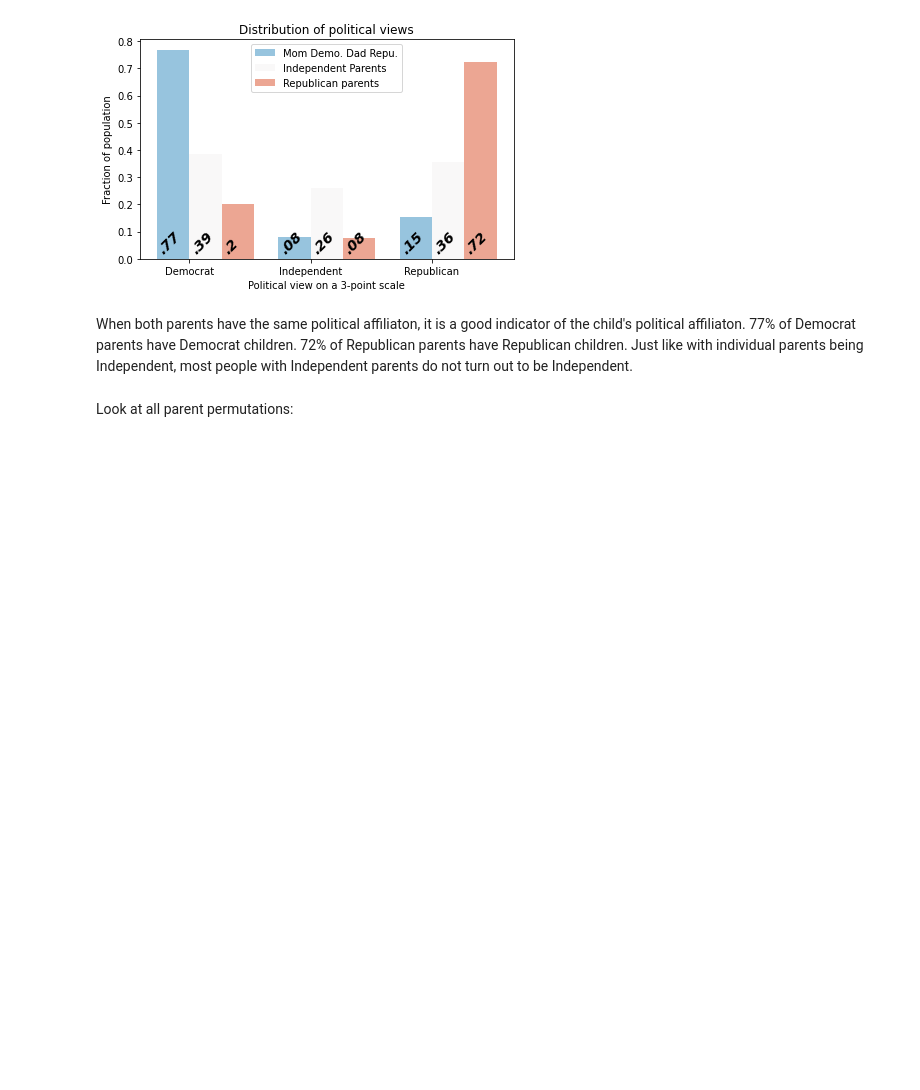
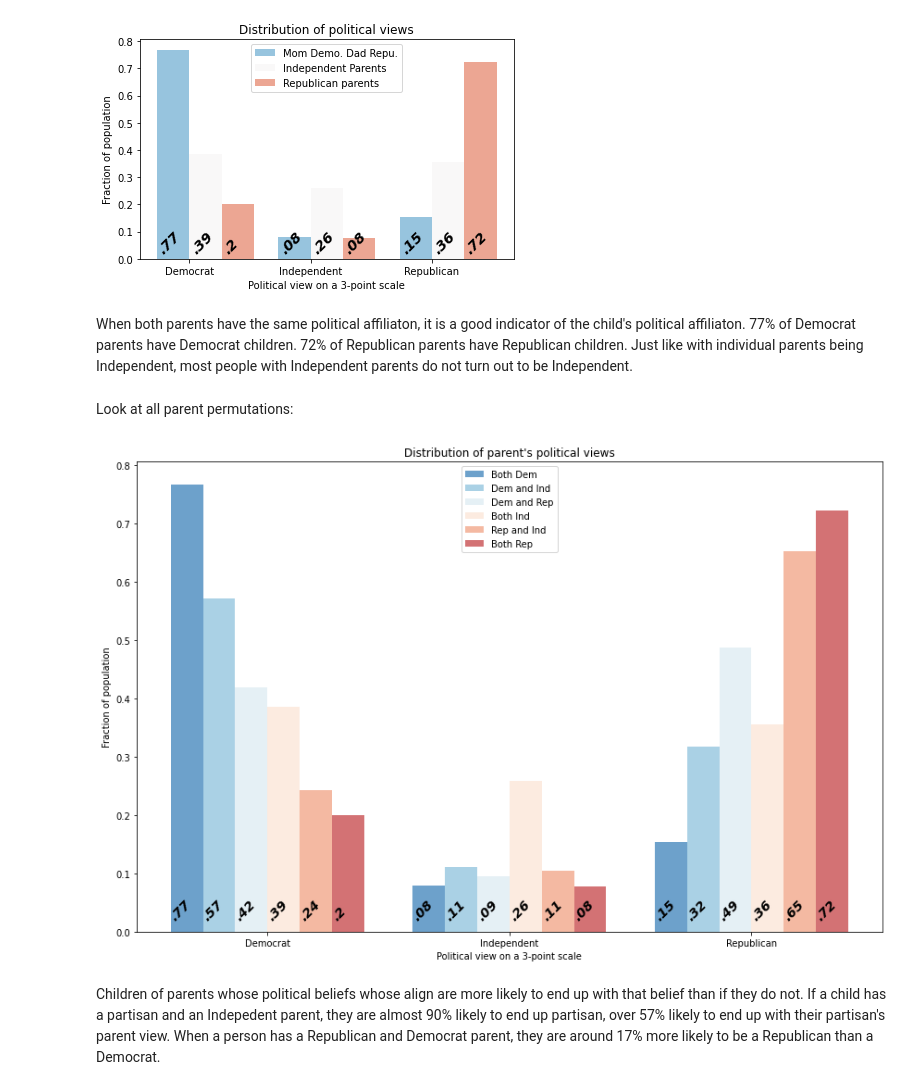
Before and after one commit to mstites/parentPoliticalCorr, a Jupyter notebook: project.ipynb, the cells around one changed output. Saved outputs shown, nothing was run; the diff lists cells and outputs as text; code cells hidden in the pictures; blank space fills up the shorter version.

```diff
--- a/project.ipynb
+++ b/project.ipynb
@@ -994,6 +967,29 @@ momIndDadRep.name = 'Mom Ind. Dad Rep.'
+# %%
+# already have both demo, rep, ind
+a = (data['motherPol']=='Democrat') & (data['fatherPol']=='Independent')
+b = (data['motherPol']=='Independent') & (data['fatherPol']=='Democrat')
+demInd = ((a | b)*data['pol']).replace(0, np.nan)
+
+a = (data['motherPol']=='Democrat') & (data['fatherPol']=='Republican')
+b = (data['motherPol']=='Republican') & (data['fatherPol']=='Independent')
+demRep = ((a | b)*data['pol']).replace(0, np.nan)
+
+a = (data['motherPol']=='Republican') & (data['fatherPol']=='Independent')
+b = (data['motherPol']=='Independent') & (data['fatherPol']=='Republican')
+repInd = ((a | b)*data['pol']).replace(0, np.nan)
+
+polBothDemo.name = 'Both Dem'
+polBothRepu.name = 'Both Rep'
+polBothInde.name = 'Both Ind'
+demInd.name = 'Dem and Ind'
+demRep.name = 'Dem and Rep'
+repInd.name = 'Rep and Ind'
 # %%
-pmfComparison([momDemoDadDemo, momDemoDadInd, momInd],
+figure(figsize=(12, 8))
+pmfComparison([polBothDemo, demInd, demRep, polBothInde, repInd, polBothRepu],
               tick_label = ['Democrat', 'Independent', 'Republican'],
               fontsize=14, xOffset=0.09, pColor='RdBu_r')
-decorate(xlabel='Political view on a 3-point scale', ylabel='Fraction of population', title='Distribution of political views')
+decorate(xlabel='Political view on a 3-point scale', ylabel='Fraction of population', title="Distribution of parent's political views")
 plt.savefig('figures/parentPer.png')
+# %% [output]
+[figure, added]
@@ -1018,0 +996,2 @@ plt.savefig('figures/parentPer.png')
+# %% [markdown]
+Children of parents whose political beliefs whose align are more likely to end up with that belief than if they do not. If a child has a partisan and an Indepedent parent, they are almost 90% likely to end up partisan, over 57% likely to end up with their partisan's parent view. When a person has a Republican and Democrat parent, they are around 17% more likely to be a Republican than a Democrat.
```
Also changed, not shown: parts of 3 cells of this notebook.
